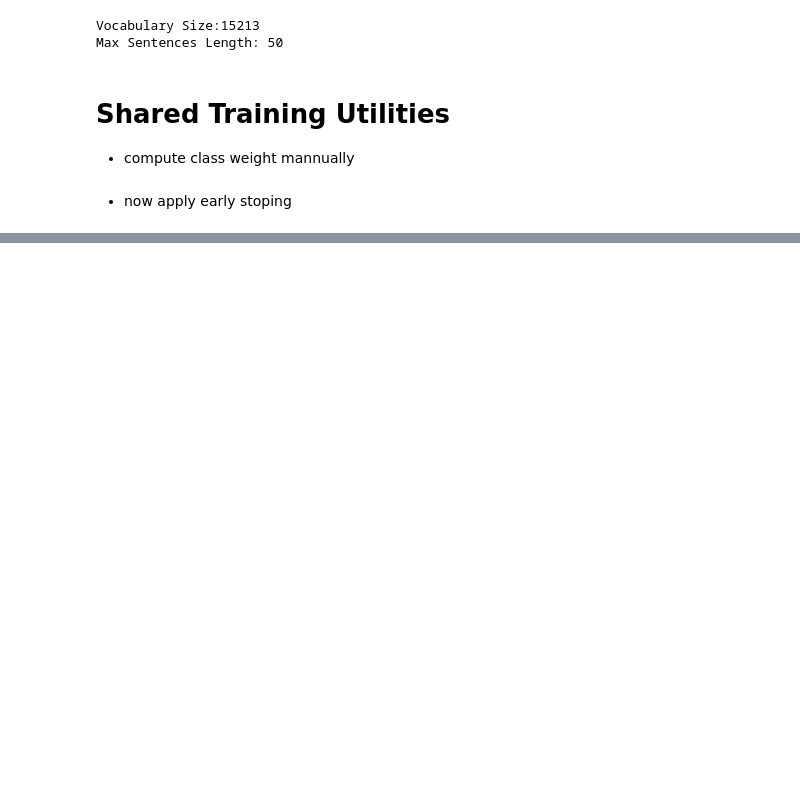
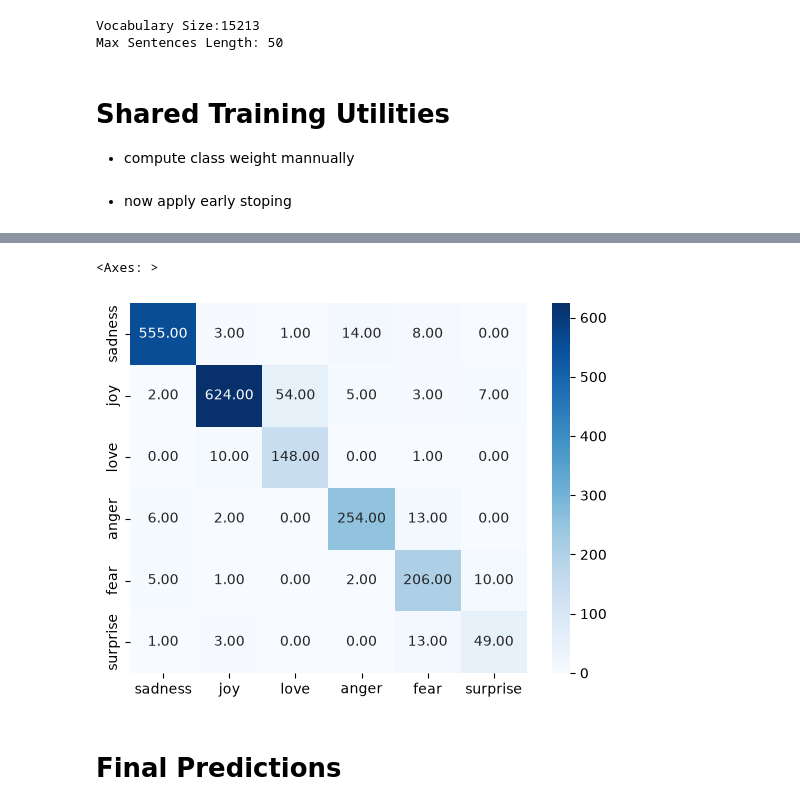
Before and after one commit to MehirSingh/Emotion-Classification-, a Jupyter notebook: new.ipynb, the cells around one changed output, grey strips where cells are left out. Cells and saved outputs as stored; diff of their text form; code cells hidden in the pictures; blank space fills up the shorter version.

```diff
--- a/new.ipynb
+++ b/new.ipynb
@@ -117,0 +275,14 @@ early_stopping = EarlyStopping(
+# %%
+from tensorflow.keras.layers import Bidirectional
+
+BiGRU = Sequential([
+    Embedding(input_dim=max_words, output_dim=300, input_length=50),
+    Bidirectional(GRU(128, return_sequences=True)),
+    Dropout(0.5),
+    Bidirectional(GRU(64)),
+    Dropout(0.5),
+    Dense(num_classes, activation='softmax') #Output Layer
+])
+
+BiGRU.compile(optimizer='adam', loss='sparse_categorical_crossentropy', metrics=['accuracy'])
+BiGRU.summary()
@@ -117,0 +309,10 @@ early_stopping = EarlyStopping(
+# %%
+BiGRU.fit(
+    padded_train_sequence,
+    train_labels,
+    validation_data=(padded_test_sequence, test_labels),
+    epochs=20,
+    batch_size=32,
+    class_weight=class_weight_dict,
+    callbacks=[early_stopping]
+)
@@ -117,0 +347,4 @@ early_stopping = EarlyStopping(
+# %%
+from sklearn.metrics import confusion_matrix
+
+BiGRU_predictions = np.argmax(BiGRU.predict(padded_test_sequence), axis=1) #It helps to choose the output which has the max output
@@ -117,0 +353,8 @@ early_stopping = EarlyStopping(
+# %%
+
+sns.heatmap(confusion_matrix(test_labels, BiGRU_predictions), annot=True, cmap='Blues', fmt='.2f', xticklabels=label_names, yticklabels=label_names)
+# %% [output]
+<Axes: >
+[figure, added]
+# %% [markdown]
+# Final Predictions
```
Also changed, not shown: parts of 30 cells of this notebook, 2 other files.
